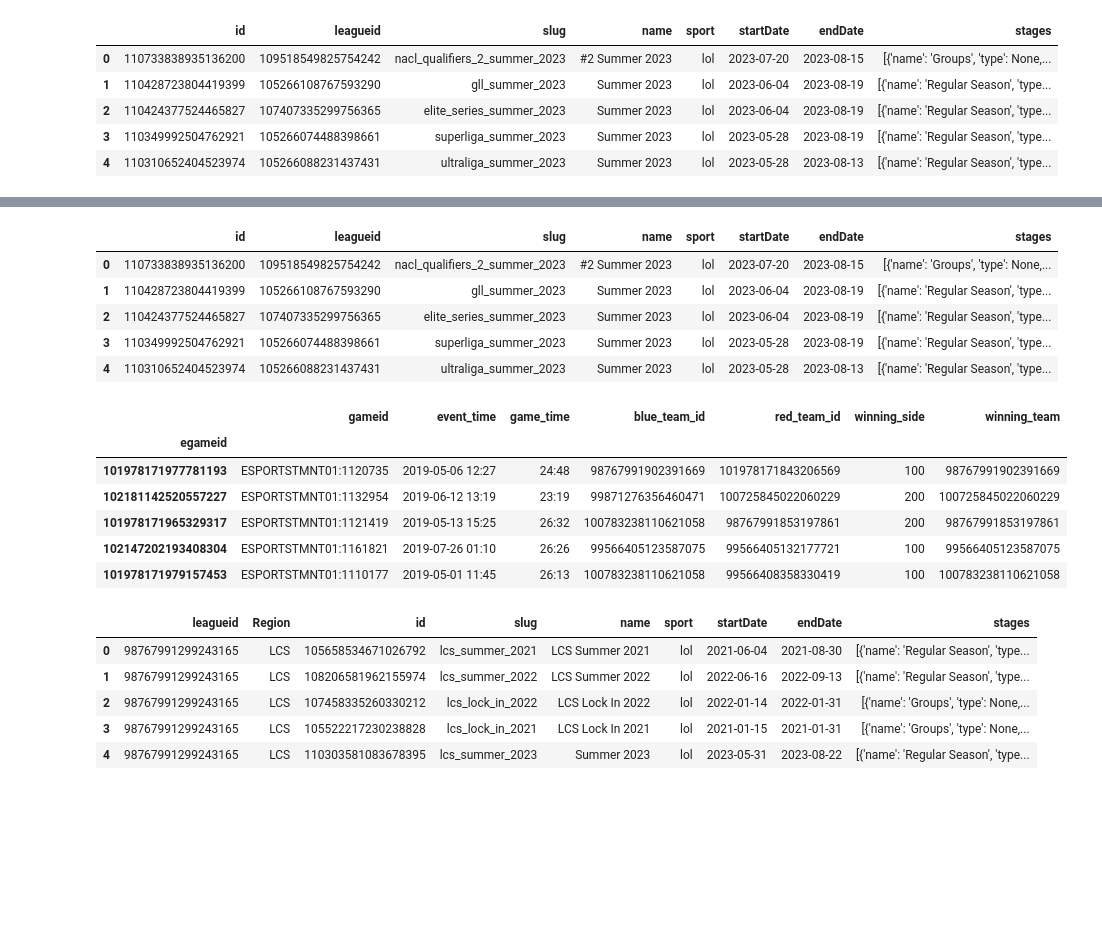
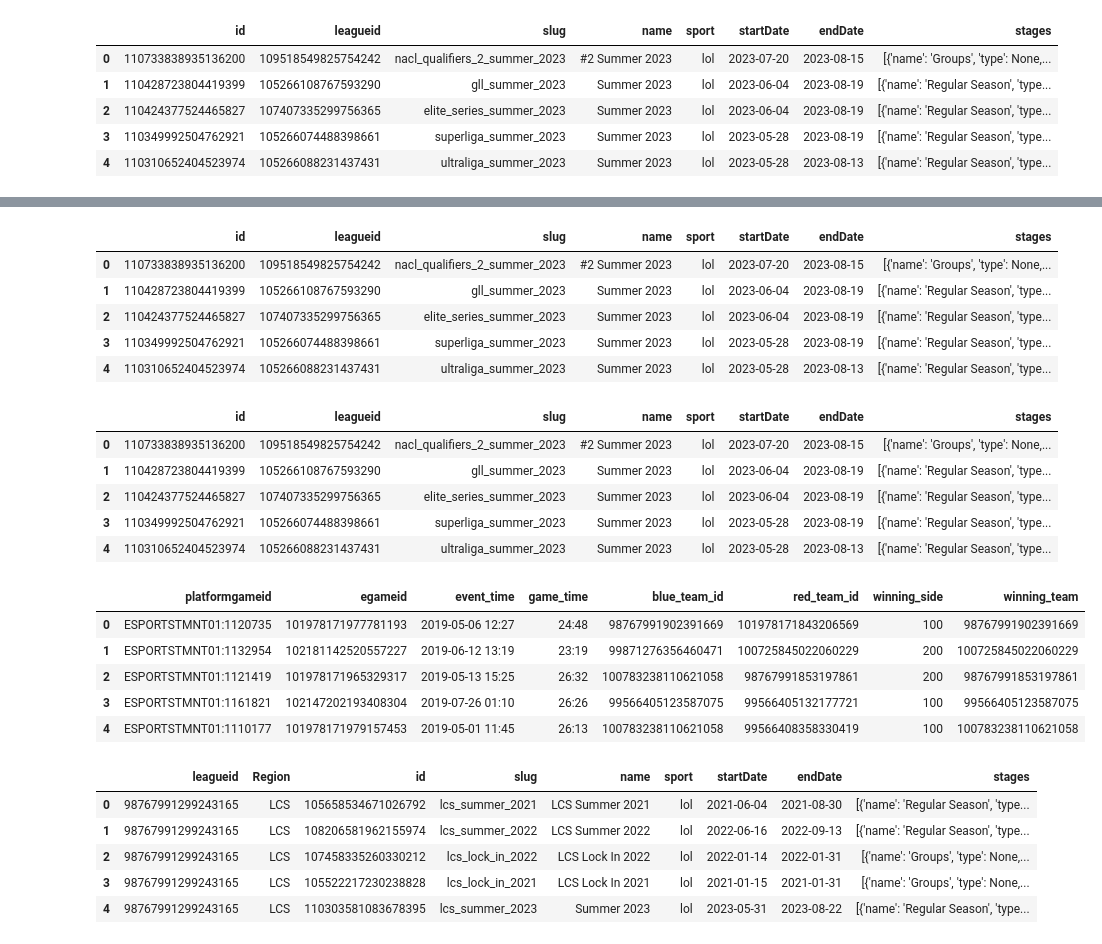
Before and after one commit to Exorcista23/lolpowerrankings, a Jupyter notebook: elo.ipynb, the cells around one changed output, grey strips where cells are left out. Cells and saved outputs as stored; diff of their text form; code cells hidden in the pictures; blank space fills up the shorter version.

```diff
--- a/elo.ipynb
+++ b/elo.ipynb
@@ -10,8 +16,10 @@ tourn_csv_data = pd.read_csv('data\\tournaments.csv')[['id','leagueid', 'slug']]
 tourn_json_data = pd.read_json('data\\tournaments.jsonl', lines = True).drop(['id', 'leagueId'], axis = 1)
 tourn_data = tourn_csv_data.merge(tourn_json_data, on = 'slug')
 teams_data = pd.read_csv('data\\teams.csv').set_index('team_id')
-match_data = pd.read_csv("data\\match_history.csv").set_index('egameid')
+match_data = pd.read_csv("data\\match_history.csv").rename({'gameid': 'platformgameid'}, axis = 1)
+stats_data = pd.read_csv('data\\gold_dif.csv').sort_values('platformgameid')
 league_data = pd.read_csv("data\\leagues.csv").rename({'name': 'Region', 'id': 'leagueid'}, axis = 1)
+
 # gold_df = pd.read_csv('data\\gold_differences.csv').set_index('platformgameid')
 
 region_tiers = {'t1': {'regions': ['LPL', 'LCK', 'Worlds', 'MSI'],
@@ -51,33 +40,41 @@ display(sel_league_df)
+# %%
+#Filter leagues to user input
+tourn_data.head()
+# %% [output]
+|  | id | leagueid | slug | name | sport | startDate | endDate | stages |
+| 0 | 110733838935136200 | 109518549825754242 | nacl_qualifiers_2_summer_2023 | #2 Summer 2023 | lol | 2023-07-20 | 2023-08-15 | [{'name': 'Groups', 'type': None,... |
+| 1 | 110428723804419399 | 105266108767593290 | gll_summer_2023 | Summer 2023 | lol | 2023-06-04 | 2023-08-19 | [{'name': 'Regular Season', 'type... |
+| 2 | 110424377524465827 | 107407335299756365 | elite_series_summer_2023 | Summer 2023 | lol | 2023-06-04 | 2023-08-19 | [{'name': 'Regular Season', 'type... |
+| 3 | 110349992504762921 | 105266074488398661 | superliga_summer_2023 | Summer 2023 | lol | 2023-05-28 | 2023-08-19 | [{'name': 'Regular Season', 'type... |
+| 4 | 110310652404523974 | 105266088231437431 | ultraliga_summer_2023 | Summer 2023 | lol | 2023-05-28 | 2023-08-13 | [{'name': 'Regular Season', 'type... |
 # %%
 #Fixing game data, game time/duration
 match_data['event_time'] = pd.to_datetime(match_data['event_time'])
 match_data['game_time'] /= 60
 match_data['game_time'] = match_data['game_time'].apply(lambda x: f"{str(x)[:2]}:{int((float(str(x)[2:])*(6/100))):02}")
 match_data['event_time'] = pd.to_datetime(match_data['event_time'])
 # match_data = match_data.loc[match_data['event_time'] > ('2023')]
 match_data['event_time'] = match_data['event_time'].apply(lambda x: x.strftime('%Y-%m-%d %H:%M'))
 
-
-sel_tourn_df = sel_league_df[['leagueid', 'Region']].merge(tourn_data, how='inner', on = 'leagueid')
+tourn_df = league_data[['leagueid', 'Region']].merge(tourn_data, how='inner', on = 'leagueid')
 
 display(tourn_data.head())
 display(match_data.head())
-display(sel_tourn_df.head())
-display(sel_league_df)
+display(tourn_df.head())
+display(league_data.head())
 # %% [output]
 |  | id | leagueid | slug | name | sport | startDate | endDate | stages |
 | 0 | 110733838935136200 | 109518549825754242 | nacl_qualifiers_2_summer_2023 | #2 Summer 2023 | lol | 2023-07-20 | 2023-08-15 | [{'name': 'Groups', 'type': None,... |
 | 1 | 110428723804419399 | 105266108767593290 | gll_summer_2023 | Summer 2023 | lol | 2023-06-04 | 2023-08-19 | [{'name': 'Regular Season', 'type... |
 | 2 | 110424377524465827 | 107407335299756365 | elite_series_summer_2023 | Summer 2023 | lol | 2023-06-04 | 2023-08-19 | [{'name': 'Regular Season', 'type... |
 | 3 | 110349992504762921 | 105266074488398661 | superliga_summer_2023 | Summer 2023 | lol | 2023-05-28 | 2023-08-19 | [{'name': 'Regular Season', 'type... |
 | 4 | 110310652404523974 | 105266088231437431 | ultraliga_summer_2023 | Summer 2023 | lol | 2023-05-28 | 2023-08-13 | [{'name': 'Regular Season', 'type... |
-|  | gameid | event_time | game_time | blue_team_id | red_team_id | winning_side | winning_team |
-| egameid |  |  |  |  |  |  |  |
-| 101978171977781193 | ESPORTSTMNT01:1120735 | 2019-05-06 12:27 | 24:48 | 98767991902391669 | 101978171843206569 | 100 | 98767991902391669 |
-| 102181142520557227 | ESPORTSTMNT01:1132954 | 2019-06-12 13:19 | 23:19 | 99871276356460471 | 100725845022060229 | 200 | 100725845022060229 |
-| 101978171965329317 | ESPORTSTMNT01:1121419 | 2019-05-13 15:25 | 26:32 | 100783238110621058 | 98767991853197861 | 200 | 98767991853197861 |
-| 102147202193408304 | ESPORTSTMNT01:1161821 | 2019-07-26 01:10 | 26:26 | 99566405123587075 | 99566405132177721 | 100 | 99566405123587075 |
-| 101978171979157453 | ESPORTSTMNT01:1110177 | 2019-05-01 11:45 | 26:13 | 100783238110621058 | 99566408358330419 | 100 | 100783238110621058 |
+|  | platformgameid | egameid | event_time | game_time | blue_team_id | red_team_id | winning_side | winning_team |
+| 0 | ESPORTSTMNT01:1120735 | 101978171977781193 | 2019-05-06 12:27 | 24:48 | 98767991902391669 | 101978171843206569 | 100 | 98767991902391669 |
+| 1 | ESPORTSTMNT01:1132954 | 102181142520557227 | 2019-06-12 13:19 | 23:19 | 99871276356460471 | 100725845022060229 | 200 | 100725845022060229 |
+| 2 | ESPORTSTMNT01:1121419 | 101978171965329317 | 2019-05-13 15:25 | 26:32 | 100783238110621058 | 98767991853197861 | 200 | 98767991853197861 |
+| 3 | ESPORTSTMNT01:1161821 | 102147202193408304 | 2019-07-26 01:10 | 26:26 | 99566405123587075 | 99566405132177721 | 100 | 99566405123587075 |
+| 4 | ESPORTSTMNT01:1110177 | 101978171979157453 | 2019-05-01 11:45 | 26:13 | 100783238110621058 | 99566408358330419 | 100 | 100783238110621058 |
 |  | leagueid | Region | id | slug | name | sport | startDate | endDate | stages |
 | 0 | 98767991299243165 | LCS | 105658534671026792 | lcs_summer_2021 | LCS Summer 2021 | lol | 2021-06-04 | 2021-08-30 | [{'name': 'Regular Season', 'type... |
 | 1 | 98767991299243165 | LCS | 108206581962155974 | lcs_summer_2022 | LCS Summer 2022 | lol | 2022-06-16 | 2022-09-13 | [{'name': 'Regular Season', 'type... |
```
Also changed, not shown: parts of 20 cells of this notebook, 4 other files.
